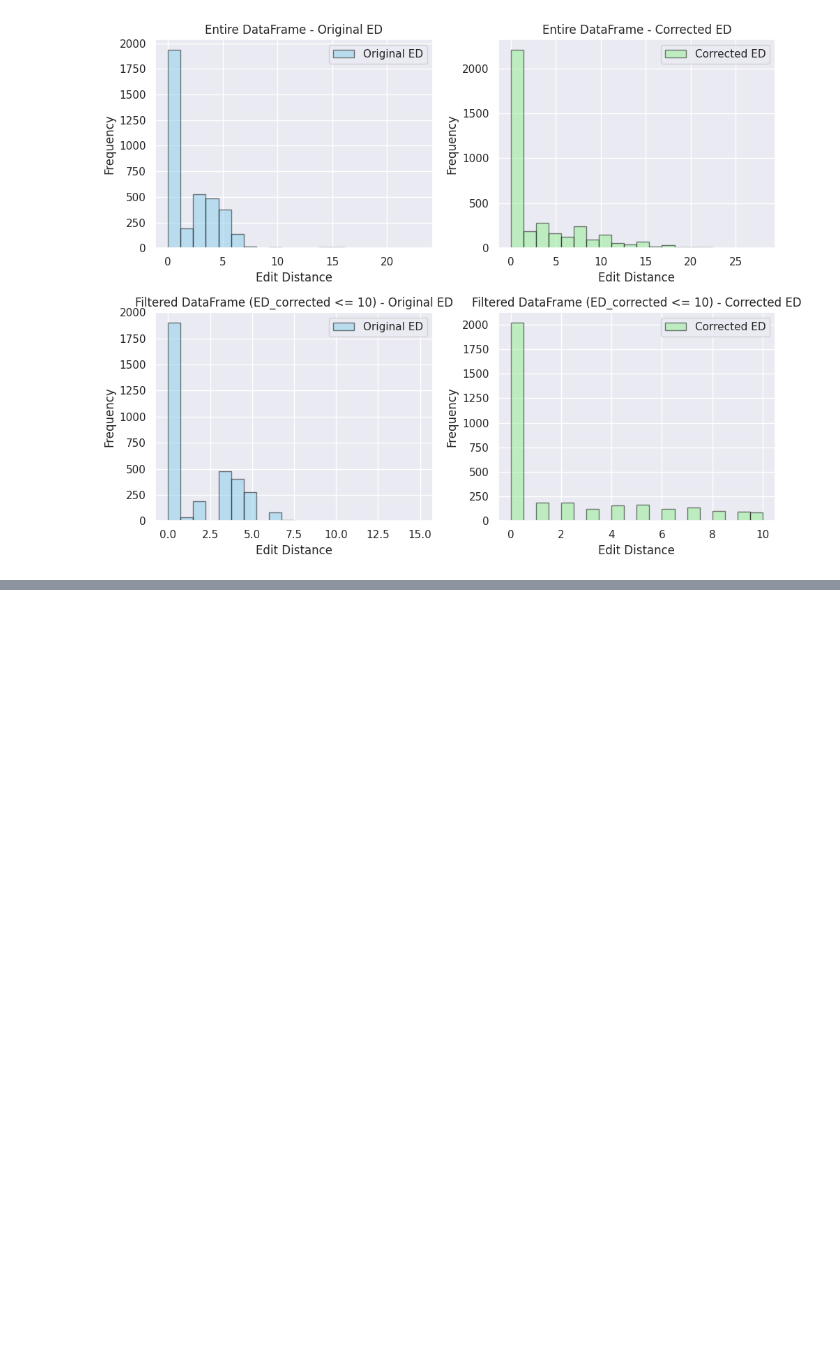
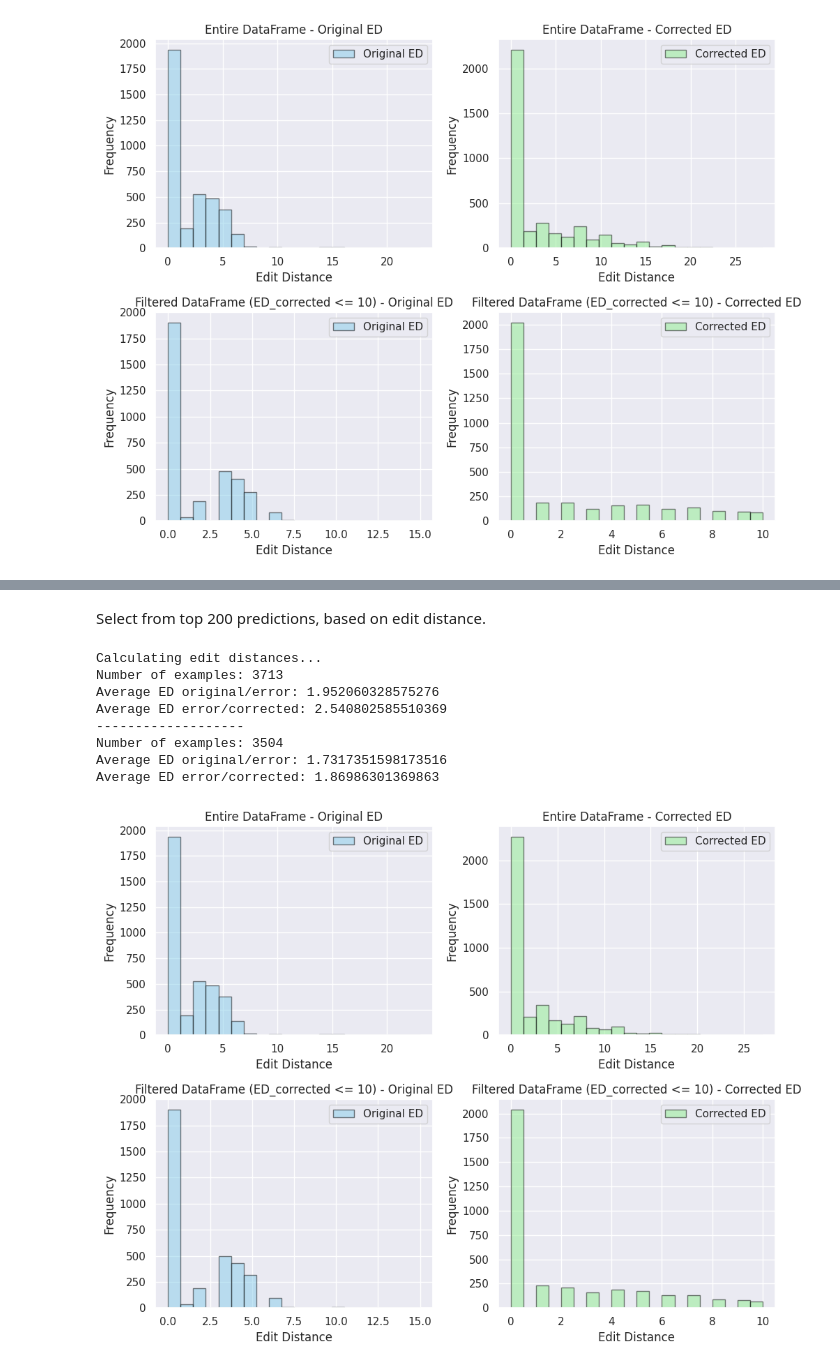
Before and after one commit to poziarnik/KNN, a Jupyter notebook: evaluation.ipynb, the cells around one changed output, grey strips where cells are left out. Cells and saved outputs as stored; diff of their text form; code cells hidden in the pictures; blank space fills up the shorter version.

```diff
--- a/evaluation.ipynb
+++ b/evaluation.ipynb
@@ -161,0 +182,20 @@ Average ED error/corrected: 1.958431603773585
+# %% [markdown]
+Select from top 200 predictions, based on edit distance.
+# %%
+df = pd.read_json(
+    "./data/experiment-4.jsonl",
+    orient="records",
+    lines=True
+)
+
+evaluate(df)
+# %% [output]
+Calculating edit distances...
+Number of examples: 3713
+Average ED original/error: 1.952060328575276
+Average ED error/corrected: 2.540802585510369
+-------------------
+Number of examples: 3504
+Average ED original/error: 1.7317351598173516
+Average ED error/corrected: 1.86986301369863
+[figure, added]
```
Also changed, not shown: parts of 5 cells of this notebook, 2 other files.
